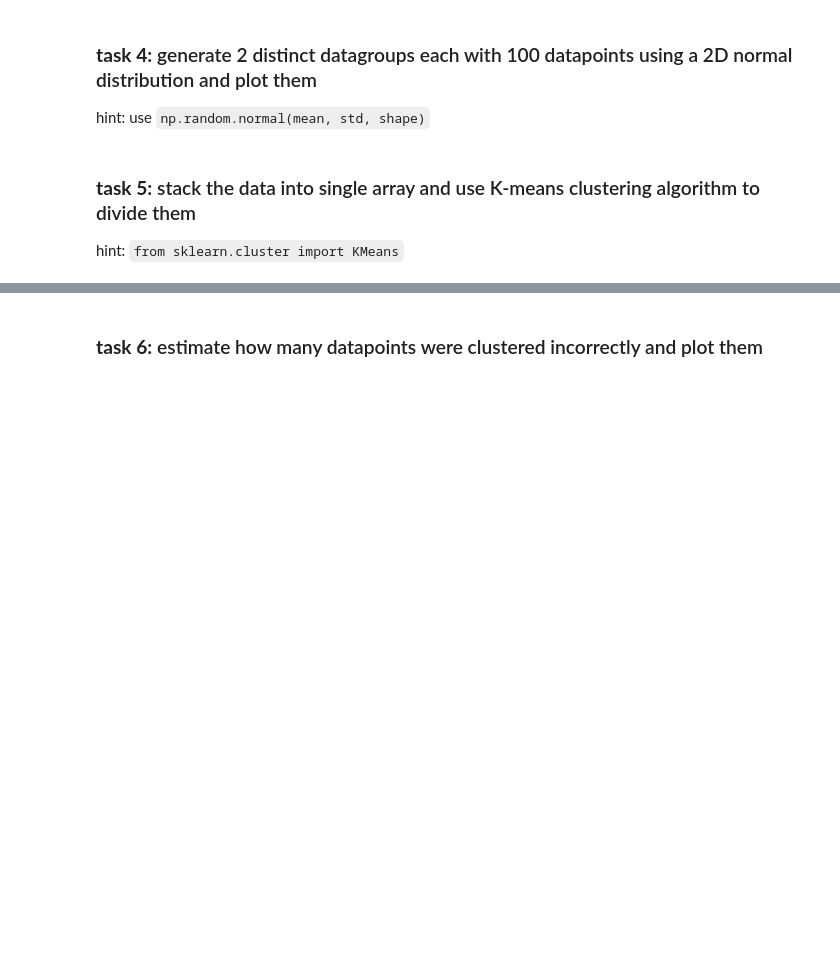
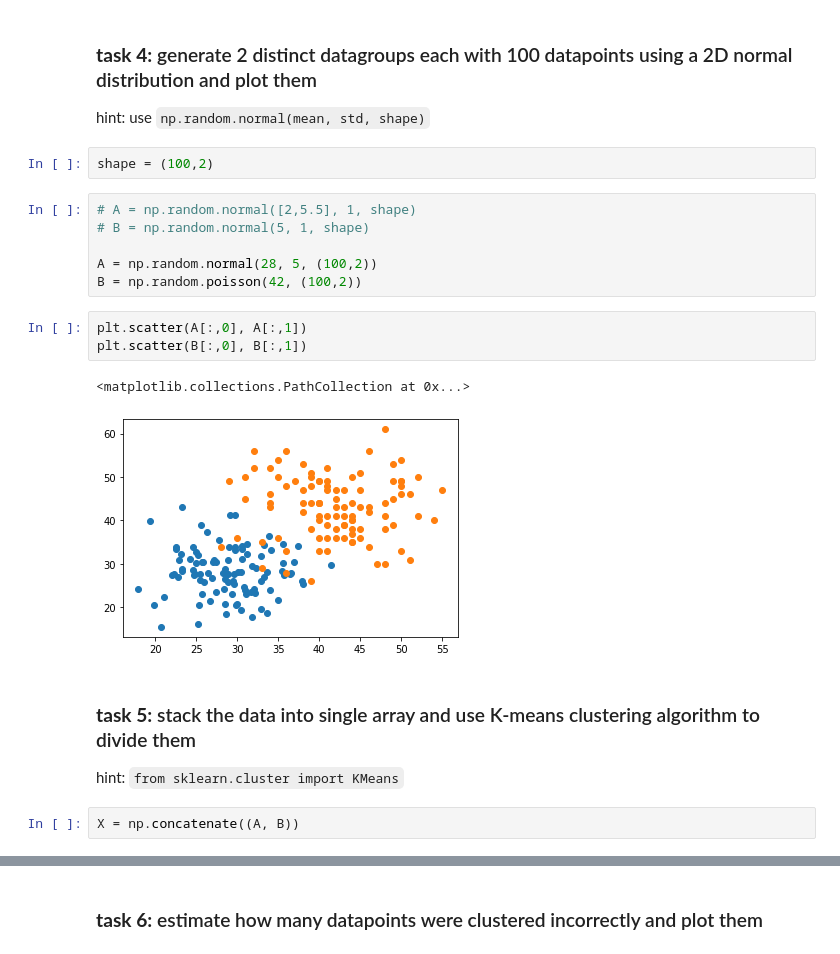
Before and after one commit to tomasplsek/AstroML, a Jupyter notebook: 01_uvod.ipynb, the cells around one changed output, grey strips where cells are left out. Cells and saved outputs as stored; diff of their text form; blank space fills up the shorter version.

```diff
--- a/01_uvod.ipynb
+++ b/01_uvod.ipynb
@@ -871,7 +888,23 @@ hint: `np.random.randint(100, size=(100,100,100))`
 ### **task 4:** generate 2 distinct datagroups each with 100 datapoints using a 2D normal distribution and plot them
 
 hint: use `np.random.normal(mean, std, shape)`
+# %%
+shape = (100,2)
+# %%
+# A = np.random.normal([2,5.5], 1, shape)
+# B = np.random.normal(5, 1, shape)
+
+A = np.random.normal(28, 5, (100,2))
+B = np.random.poisson(42, (100,2))
+# %%
+plt.scatter(A[:,0], A[:,1])
+plt.scatter(B[:,0], B[:,1])
+# %% [output]
+<matplotlib.collections.PathCollection at 0x...>
+[figure, added]
 # %% [markdown]
 ### **task 5:** stack the data into single array and use K-means clustering algorithm to divide them
 
 hint: `from sklearn.cluster import KMeans`
+# %%
+X = np.concatenate((A, B))
```
Also changed, not shown: parts of 46 cells of this notebook.
